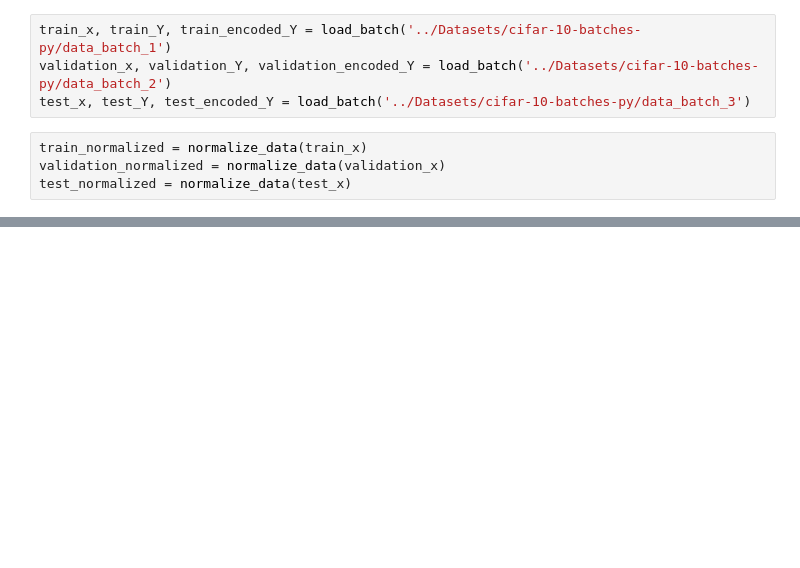
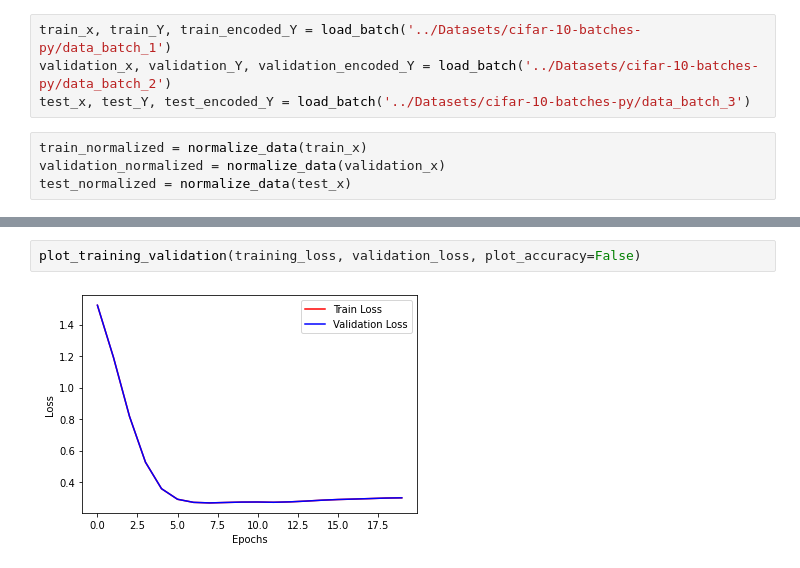
Before and after one commit to isakgamnes/DD2424_Deep_Learning, a Jupyter notebook: assignment_3/src/assignment_3.ipynb, the cells around one changed output, grey strips where cells are left out. Drawn from its saved outputs; the diff is of its cells as text; blank space fills up the shorter version.

```diff
--- a/assignment_3/src/assignment_3.ipynb
+++ b/assignment_3/src/assignment_3.ipynb
@@ -278,0 +653,4 @@ montage(test_images,2,2)
+# %%
+plot_training_validation(training_loss, validation_loss, plot_accuracy=False)
+# %% [output]
+[figure, added]
```
Also changed, not shown: parts of 46 cells of this notebook, 2 other files.
